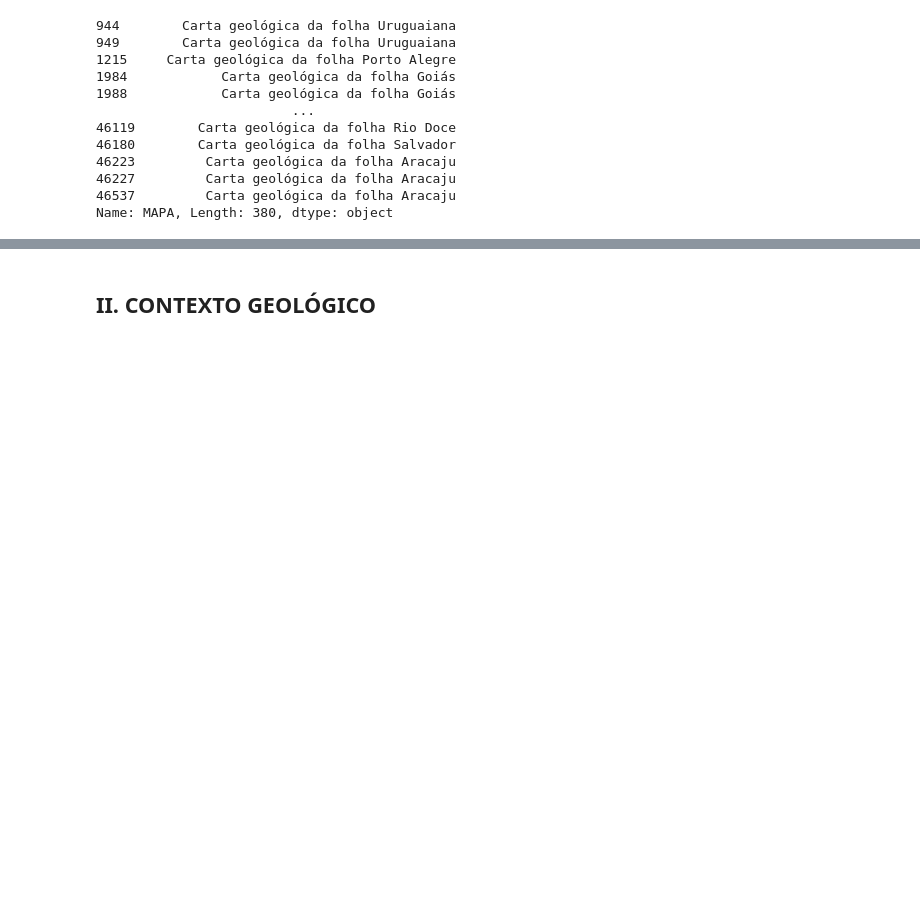
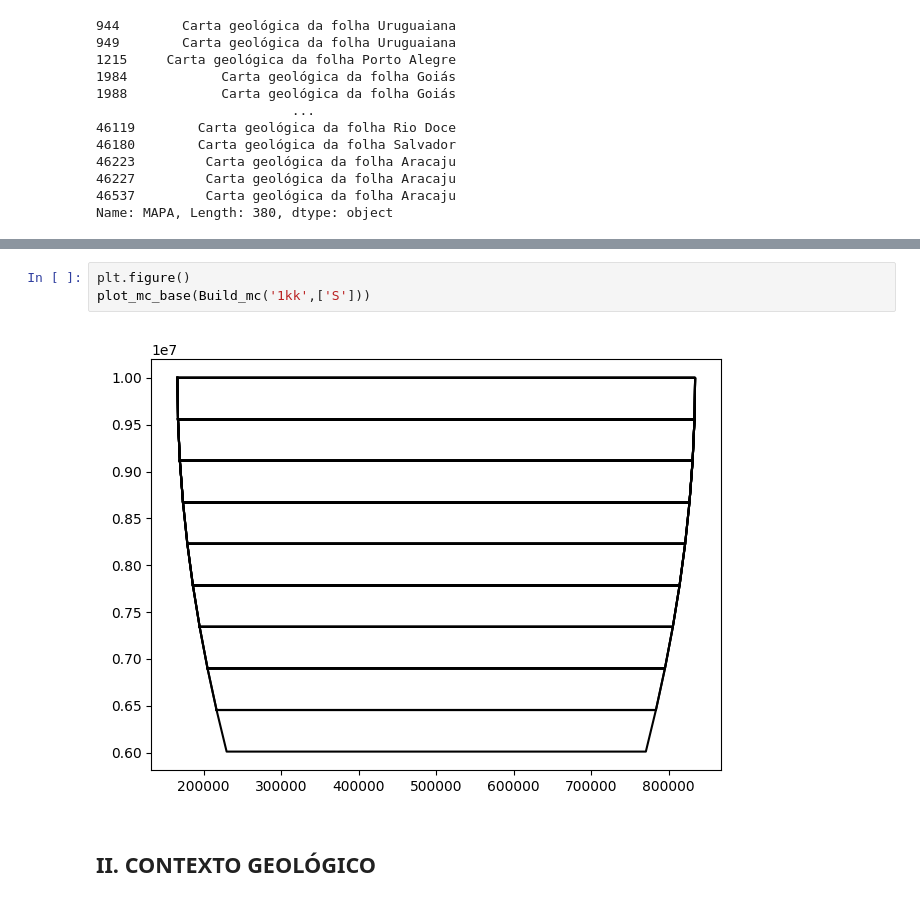
Before and after one commit to Gabriel-Goes/mapeamento_litologico_preditivo, a Jupyter notebook: relatorio_parcial.ipynb, the cells around one changed output, grey strips where cells are left out. Drawn from its saved outputs; the diff is of its cells as text; blank space fills up the shorter version.

Commit message:
relatorio parcial: procurando uma funcao de plot de malha cartográfica que funciona

```diff
--- a/relatorio_parcial.ipynb
+++ b/relatorio_parcial.ipynb
@@ -104,3 +81,8 @@ plt.show()
+# %%
+plt.figure()
+plot_mc_base(Build_mc('1kk',['S']))
+# %% [output]
+[figure, added]
 # %% [markdown]
 ##  II. CONTEXTO GEOLÓGICO
 # %% [markdown]
```
Also changed, not shown: parts of 3 cells of this notebook.
